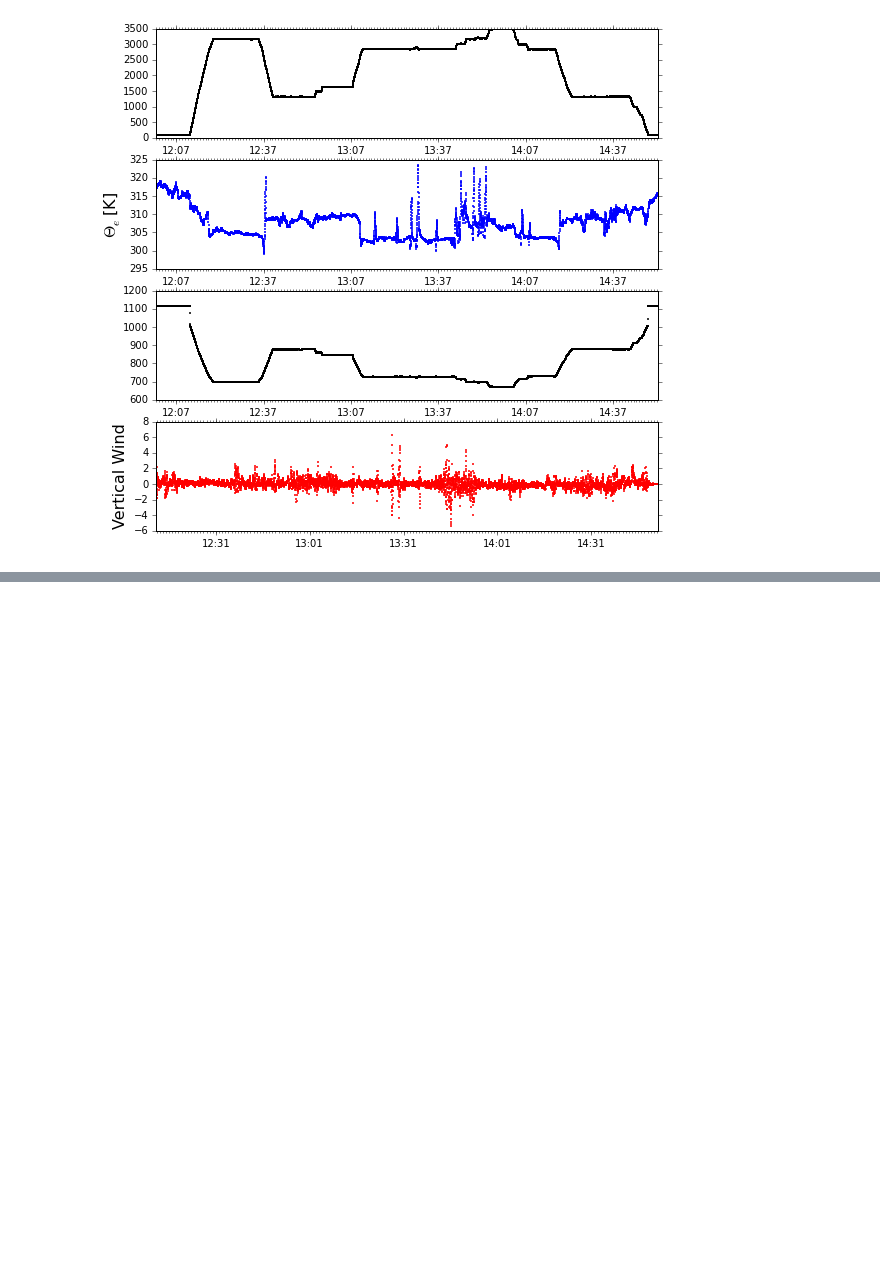
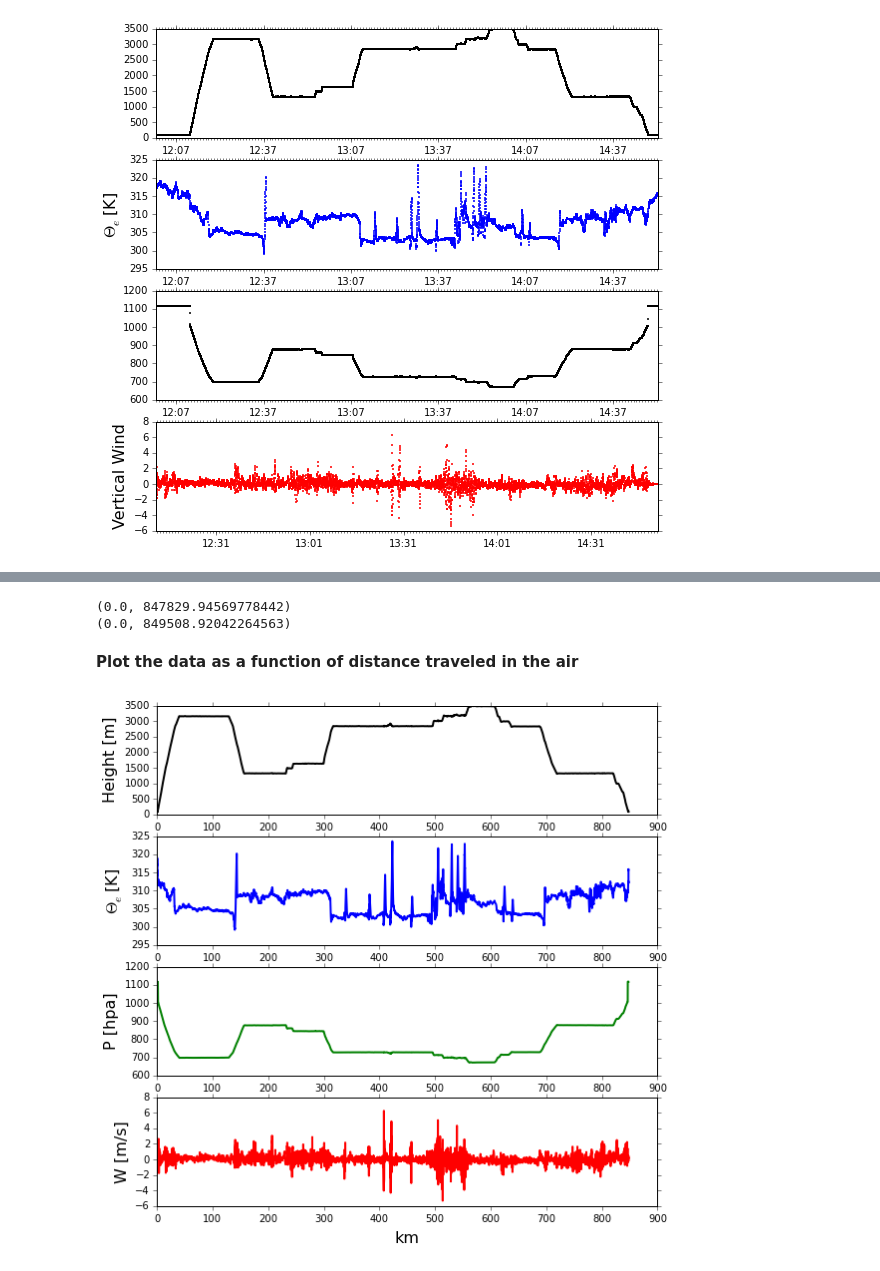
Before and after one commit to nguy/AWOT, a Jupyter notebook: examples/awot_time_series_flight_data.ipynb, the cells around one changed output, grey strips where cells are left out. Cells and saved outputs as stored; diff of their text form; code cells hidden in the pictures; blank space fills up the shorter version.

```diff
--- a/examples/awot_time_series_flight_data.ipynb
+++ b/examples/awot_time_series_flight_data.ipynb
@@ -105,0 +136,21 @@ flp.plot_timeseries('Wwind', color='r', ax=ax4, ylab="Vertical Wind")
+# %%
+print(fl['track_distance_air']['data'].min(), fl['track_distance_air']['data'].max())
+print(fl['track_distance_ground']['data'].min(), fl['track_distance_ground']['data'].max())
+# %% [output]
+(0.0, 847829.94569778442)
+(0.0, 849508.92042264563)
+# %% [markdown]
+<b>Plot the data as a function of distance traveled in the air</b>
+# %%
+fig, (ax1, ax2, ax3, ax4) = plt.subplots(4, 1, figsize=(9, 9))
+
+flp.plot_trackseries('altitude', plot_km=True, color='k', ls='-', lw=2,
+                     ylab='Height [m]', ax=ax1)
+flp.plot_trackseries('thetae', plot_km=True, track_key='track_distance_air', color='b', ls='-',
+                     ylab=r"${\Theta}$$_{e}$ [K]", ax=ax2)
+flp.plot_trackseries('pressure', plot_km=True, track_key='track_distance_air', color='g', ls='-',
+                     ylab='P [hpa]',ax=ax3)
+flp.plot_trackseries('Wwind', plot_km=True, track_key='track_distance_air', color='r', ls='-',
+                     ylab="W [m/s]", ax=ax4)
+# %% [output]
+[figure, added]
```
Also changed, not shown: parts of 6 cells of this notebook, 7 other files.
